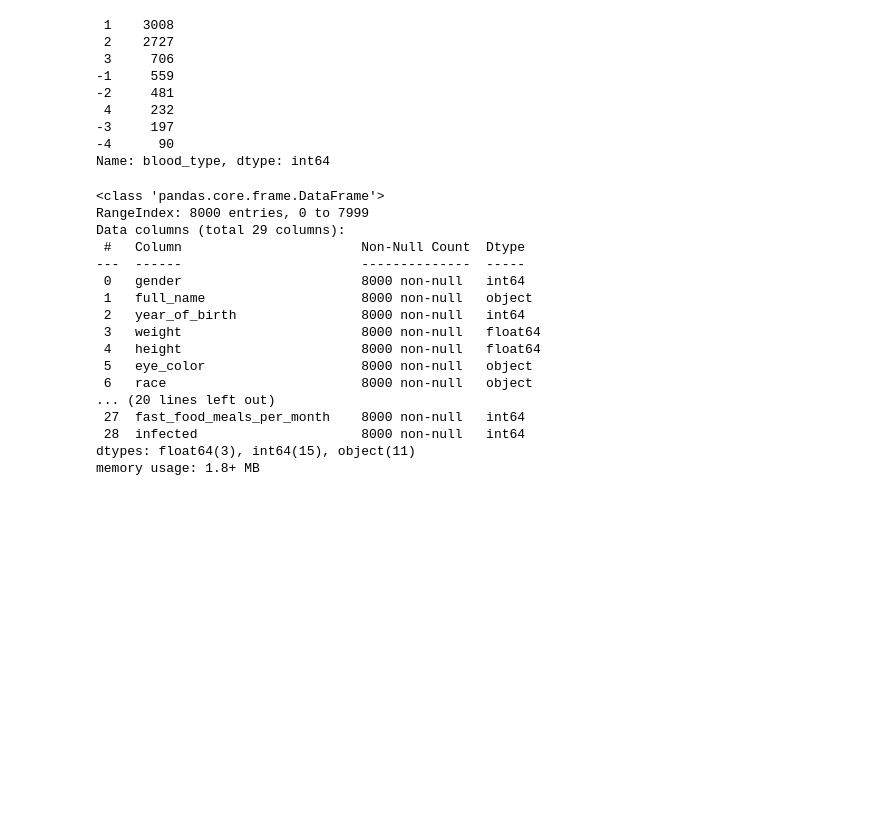
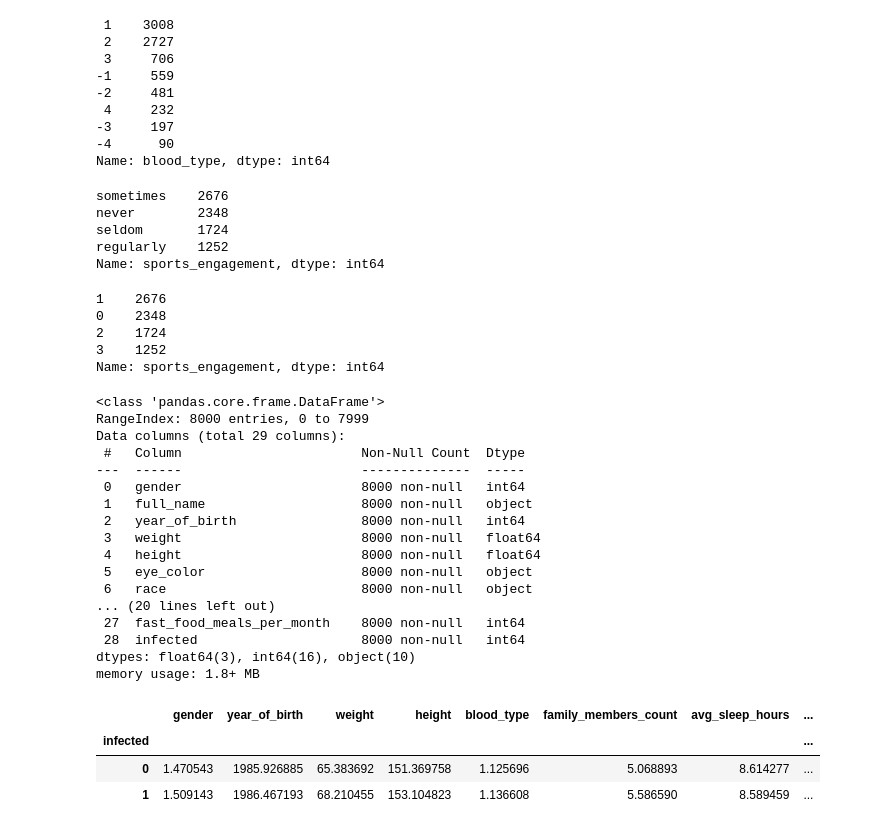
Before and after one commit to duhajarrar/hello-world, a Jupyter notebook: covithon.ipynb, the cells around one changed output. Cells and saved outputs as stored; diff of their text form; code cells hidden in the pictures; blank space fills up the shorter version.

```diff
--- a/covithon.ipynb
+++ b/covithon.ipynb
@@ -185,6 +203,23 @@ tr.blood_type.value_counts()
 -3     197
 -4      90
 Name: blood_type, dtype: int64
+# %%
+tr.sports_engagement.value_counts()
+# %% [output]
+sometimes    2676
+never        2348
+seldom       1724
+regularly    1252
+Name: sports_engagement, dtype: int64
+# %%
+tr['sports_engagement'] = tr['sports_engagement'].map({'never': 0, 'sometimes':1,'seldom':2,'regularly':3 })
+tr.sports_engagement.value_counts()
+# %% [output]
+1    2676
+0    2348
+2    1724
+3    1252
+Name: sports_engagement, dtype: int64
 # %%
 tr.info()
 # %% [output]
@@ -203,5 +238,12 @@ Data columns (total 29 columns):
 ... (20 lines left out)
  27  fast_food_meals_per_month    8000 non-null   int64
  28  infected                     8000 non-null   int64
-dtypes: float64(3), int64(15), object(11)
+dtypes: float64(3), int64(16), object(10)
 memory usage: 1.8+ MB
+# %%
+tr.groupby('infected').mean()
+# %% [output]
+|  | gender | year_of_birth | weight | height | blood_type | family_members_count | avg_sleep_hours | ... |
+| infected |  |  |  |  |  |  |  | ... |
+| 0 | 1.470543 | 1985.926885 | 65.383692 | 151.369758 | 1.125696 | 5.068893 | 8.614277 | ... |
+| 1 | 1.509143 | 1986.467193 | 68.210455 | 153.104823 | 1.136608 | 5.586590 | 8.589459 | ... |
```
Also changed, not shown: parts of 1 cell of this notebook.
